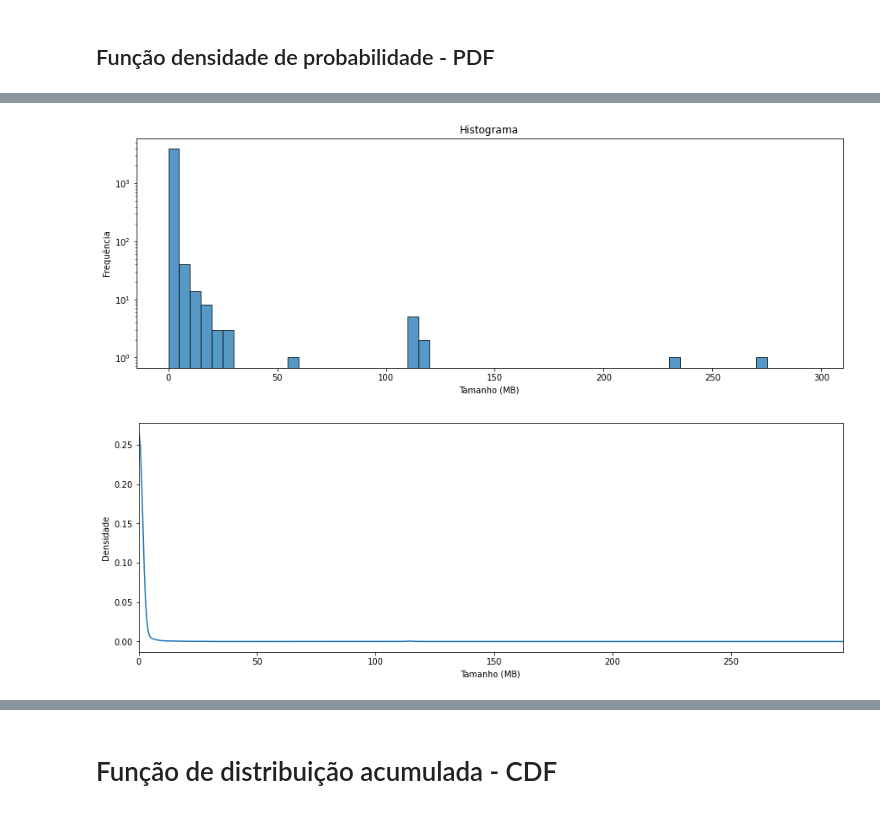
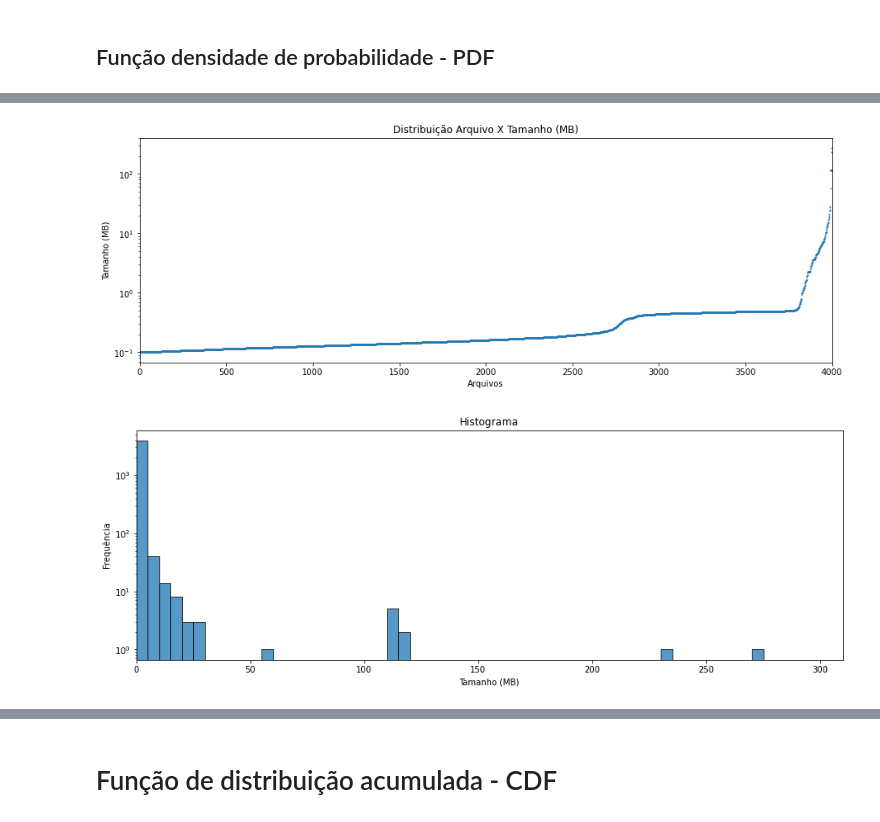
Before and after one commit to MathewsJosh/AvaDesSistemas, a Jupyter notebook: Trabalho 01/TVC 01 - Aquecimento.ipynb, the cells around one changed output, grey strips where cells are left out. Drawn from its saved outputs; the diff is of its cells as text; code cells hidden in the pictures.

```diff
--- a/Trabalho 01/TVC 01 - Aquecimento.ipynb
+++ b/Trabalho 01/TVC 01 - Aquecimento.ipynb
@@ -185,3 +171,16 @@ ax.set_ylim([0, max_y]);
+# %%
+# Depois ordenamos os dados e plotamos a mesma distribuição novamente (lembre-se que essa distribuição é discreta)
+
+ordenado = df.sort_values(by='size (MB)').reset_index()
+
+ax = ordenado['size (MB)'].plot(kind='line', logy = True, alpha = 0.75, marker= '.', linestyle='None', markersize = 2.0);
+ax.set_xlim([0, len(ordenado)]);
+
+plt.title("Distribuição Arquivo X Tamanho (MB)")
+plt.xlabel("Arquivos");
+plt.ylabel("Tamanho (MB)");
+# %% [output]
+[figure, added]
 # %%
 max_y = max(df['size (MB)']) + 0.1 * max(df['size (MB)'])
 ax = df['size (MB)'].plot(kind='hist', bins = np.arange(0, max_y, 5), logy = True, alpha = 0.75, edgecolor = "black");
@@ -190,22 +189,6 @@ plt.title("Histograma")
 plt.xlabel("Tamanho (MB)");
 plt.ylabel("Frequência");
 
-#plt.xticks(np.arange(0, round(max_y), 5));
-#ax.set_xlim([0, max_y]);
+ax.set_xlim(left=0);
 # %% [output]
-[figure, old version]
+[figure, new version]
-# %%
-plt.rcParams["figure.figsize"] = (15,5);
-
-ax = df['size (MB)'].plot(kind='kde', grid=False);
-
-#plt.title("PDF - Função de densidade")
-plt.xlabel("Tamanho (MB)");
-plt.ylabel("Densidade");
-
-max_x = max(df['size (MB)']) + 0.1 * max(df['size (MB)'])
-#max_y = len(df['size (MB)'])
-ax.set_xlim([0, max_x]);
-#ax.set_ylim([0, max_y]);
-# %% [output]
-[figure, removed]
```
Also changed, not shown: parts of 8 cells of this notebook.
